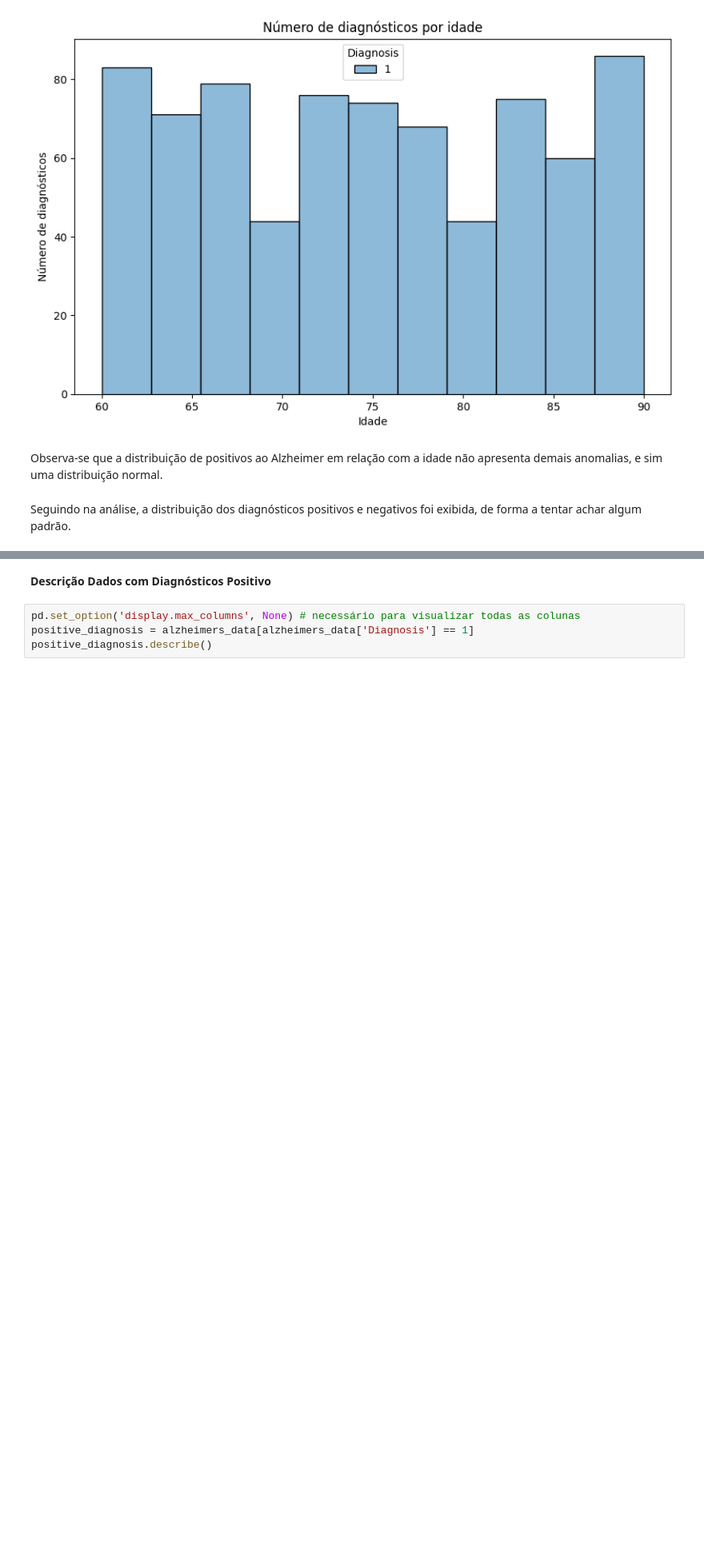
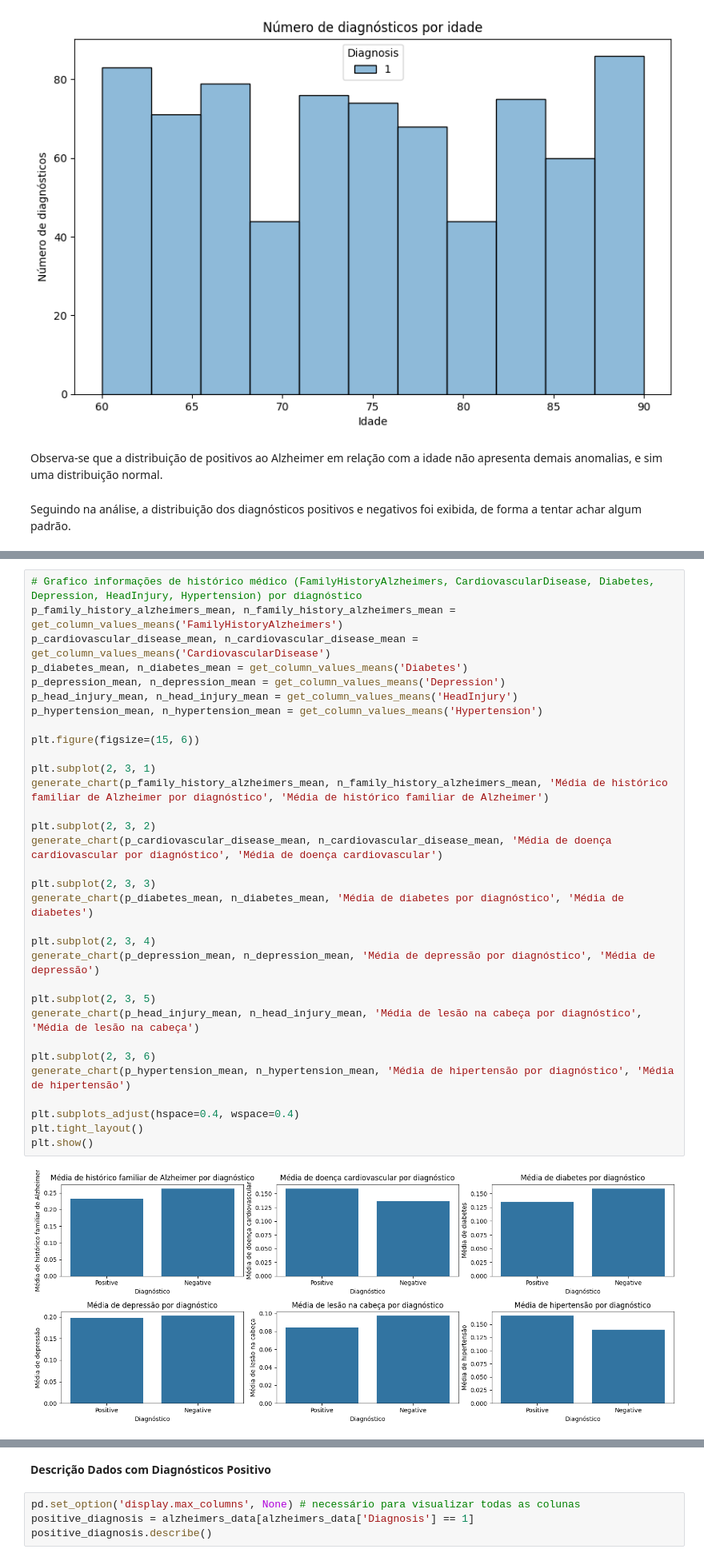
Before and after one commit to RafaelHKlauck/ciencia-de-dados, a Jupyter notebook: trabalhoGA/alzheimers_disease.ipynb, the cells around one changed output, grey strips where cells are left out. Shown at 80% size. Cells and saved outputs as stored; diff of their text form; blank space fills up the shorter version.

```diff
--- a/trabalhoGA/alzheimers_disease.ipynb
+++ b/trabalhoGA/alzheimers_disease.ipynb
@@ -282,0 +367,34 @@ Seguindo na análise, a distribuição dos diagnósticos positivos e negativos f
+# %%
+# Grafico informações de histórico médico (FamilyHistoryAlzheimers, CardiovascularDisease, Diabetes, Depression, HeadInjury, Hypertension) por diagnóstico
+p_family_history_alzheimers_mean, n_family_history_alzheimers_mean = get_column_values_means('FamilyHistoryAlzheimers')
+p_cardiovascular_disease_mean, n_cardiovascular_disease_mean = get_column_values_means('CardiovascularDisease')
+p_diabetes_mean, n_diabetes_mean = get_column_values_means('Diabetes')
+p_depression_mean, n_depression_mean = get_column_values_means('Depression')
+p_head_injury_mean, n_head_injury_mean = get_column_values_means('HeadInjury')
+p_hypertension_mean, n_hypertension_mean = get_column_values_means('Hypertension')
+
+plt.figure(figsize=(15, 6))
+
+plt.subplot(2, 3, 1)
+generate_chart(p_family_history_alzheimers_mean, n_family_history_alzheimers_mean, 'Média de histórico familiar de Alzheimer por diagnóstico', 'Média de histórico familiar de Alzheimer')
+
+plt.subplot(2, 3, 2)
+generate_chart(p_cardiovascular_disease_mean, n_cardiovascular_disease_mean, 'Média de doença cardiovascular por diagnóstico', 'Média de doença cardiovascular')
+
+plt.subplot(2, 3, 3)
+generate_chart(p_diabetes_mean, n_diabetes_mean, 'Média de diabetes por diagnóstico', 'Média de diabetes')
+
+plt.subplot(2, 3, 4)
+generate_chart(p_depression_mean, n_depression_mean, 'Média de depressão por diagnóstico', 'Média de depressão')
+
+plt.subplot(2, 3, 5)
+generate_chart(p_head_injury_mean, n_head_injury_mean, 'Média de lesão na cabeça por diagnóstico', 'Média de lesão na cabeça')
+
+plt.subplot(2, 3, 6)
+generate_chart(p_hypertension_mean, n_hypertension_mean, 'Média de hipertensão por diagnóstico', 'Média de hipertensão')
+
+plt.subplots_adjust(hspace=0.4, wspace=0.4)
+plt.tight_layout()
+plt.show()
+# %% [output]
+[figure, added]
```
Also changed, not shown: parts of 9 cells of this notebook, 1 other file.
